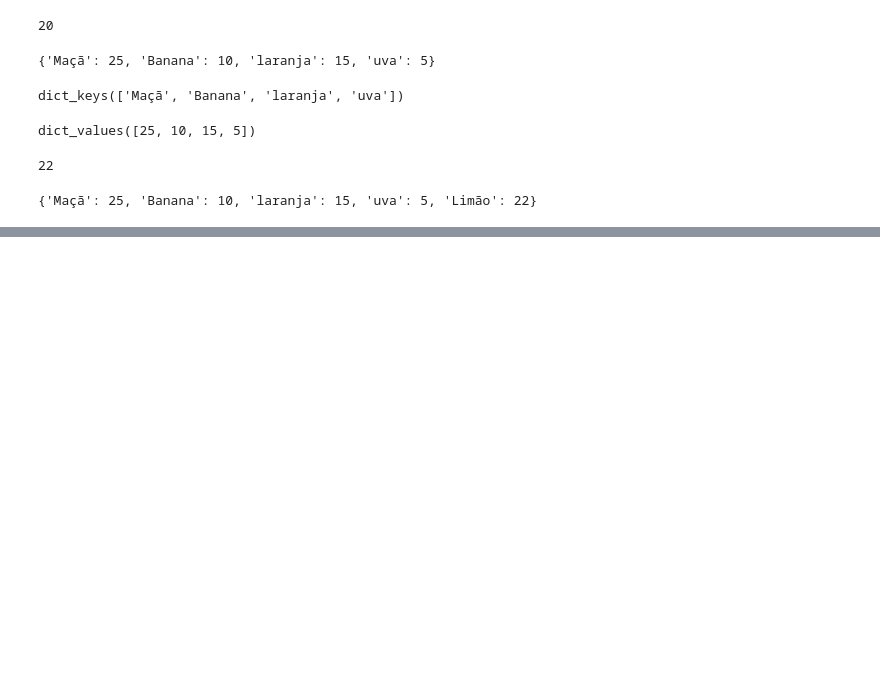
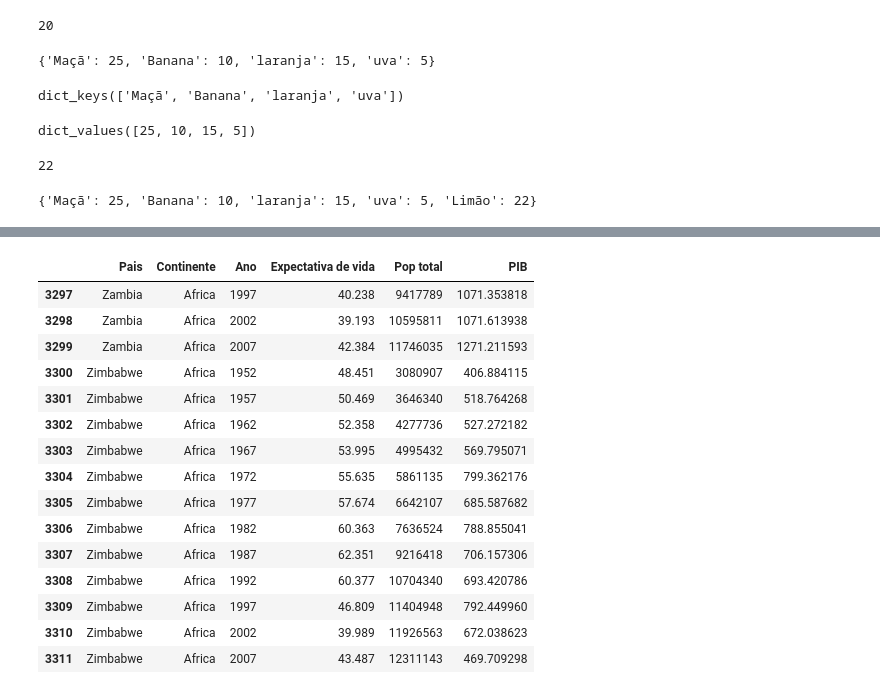
Before and after one commit to JosenildoVicente/analise-de-dados-com-python-e-pandas, a Jupyter notebook: analise_dio.ipynb, the cells around one changed output, grey strips where cells are left out. Cells and saved outputs as stored; diff of their text form; code cells hidden in the pictures; blank space fills up the shorter version.

```diff
--- a/analise_dio.ipynb
+++ b/analise_dio.ipynb
@@ -210,0 +216,2 @@ dc
+# %%
+df = pd.read_csv("/content/drive/MyDrive/datasets/Gapminder.csv",error_bad_lines=False, sep=';')
@@ -210,0 +228,2 @@ dc
+# %%
+df = df.rename(columns={"country":"Pais","continent":"Continente", "year":"Ano","lifeExp":"Expectativa de vida", "pop":"Pop total", "gdpPercap":"PIB"})
@@ -210,0 +257,19 @@ dc
+# %%
+df.tail(15)
+# %% [output]
+|  | Pais | Continente | Ano | Expectativa de vida | Pop total | PIB |
+| 3297 | Zambia | Africa | 1997 | 40.238 | 9417789 | 1071.353818 |
+| 3298 | Zambia | Africa | 2002 | 39.193 | 10595811 | 1071.613938 |
+| 3299 | Zambia | Africa | 2007 | 42.384 | 11746035 | 1271.211593 |
+| 3300 | Zimbabwe | Africa | 1952 | 48.451 | 3080907 | 406.884115 |
+| 3301 | Zimbabwe | Africa | 1957 | 50.469 | 3646340 | 518.764268 |
+| 3302 | Zimbabwe | Africa | 1962 | 52.358 | 4277736 | 527.272182 |
+| 3303 | Zimbabwe | Africa | 1967 | 53.995 | 4995432 | 569.795071 |
+| 3304 | Zimbabwe | Africa | 1972 | 55.635 | 5861135 | 799.362176 |
+| 3305 | Zimbabwe | Africa | 1977 | 57.674 | 6642107 | 685.587682 |
+| 3306 | Zimbabwe | Africa | 1982 | 60.363 | 7636524 | 788.855041 |
+| 3307 | Zimbabwe | Africa | 1987 | 62.351 | 9216418 | 706.157306 |
+| 3308 | Zimbabwe | Africa | 1992 | 60.377 | 10704340 | 693.420786 |
+| 3309 | Zimbabwe | Africa | 1997 | 46.809 | 11404948 | 792.449960 |
+| 3310 | Zimbabwe | Africa | 2002 | 39.989 | 11926563 | 672.038623 |
+| 3311 | Zimbabwe | Africa | 2007 | 43.487 | 12311143 | 469.709298 |
```
Also changed, not shown: parts of 14 cells of this notebook.
